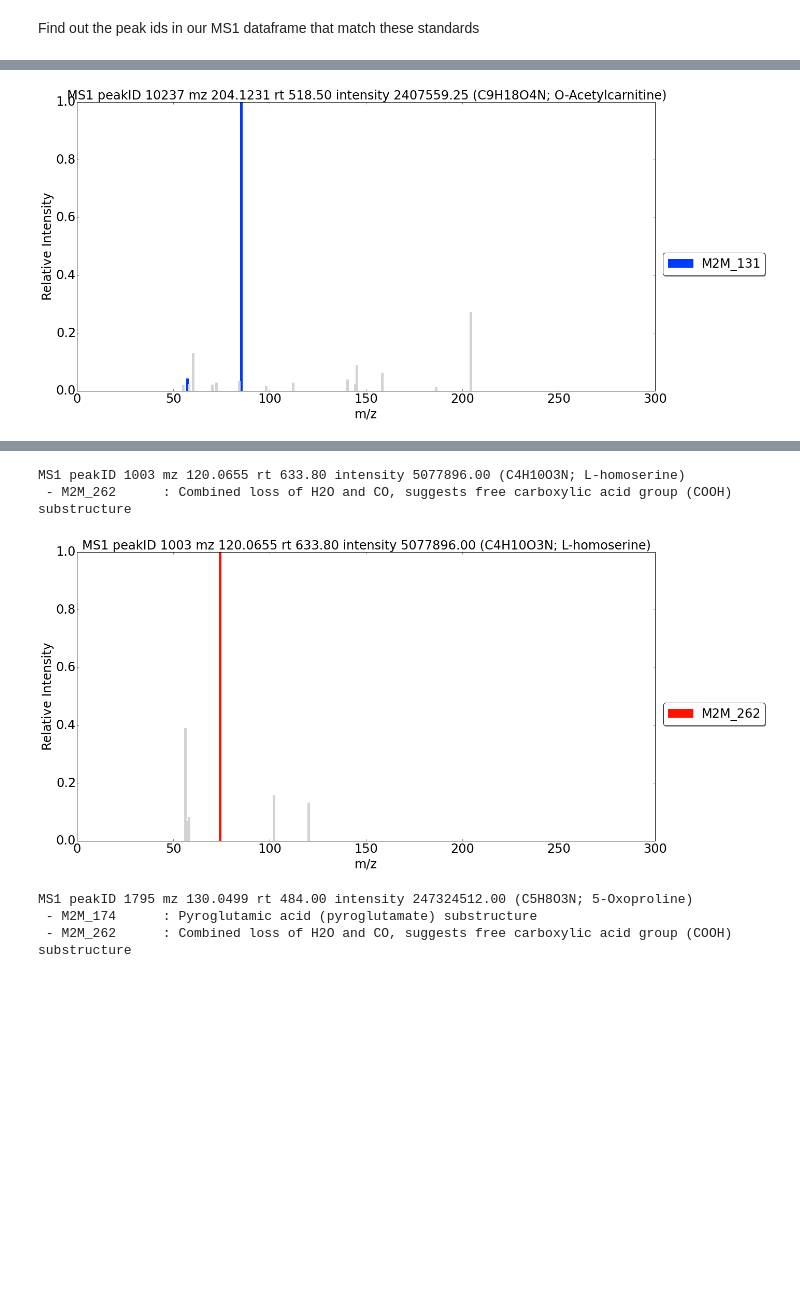
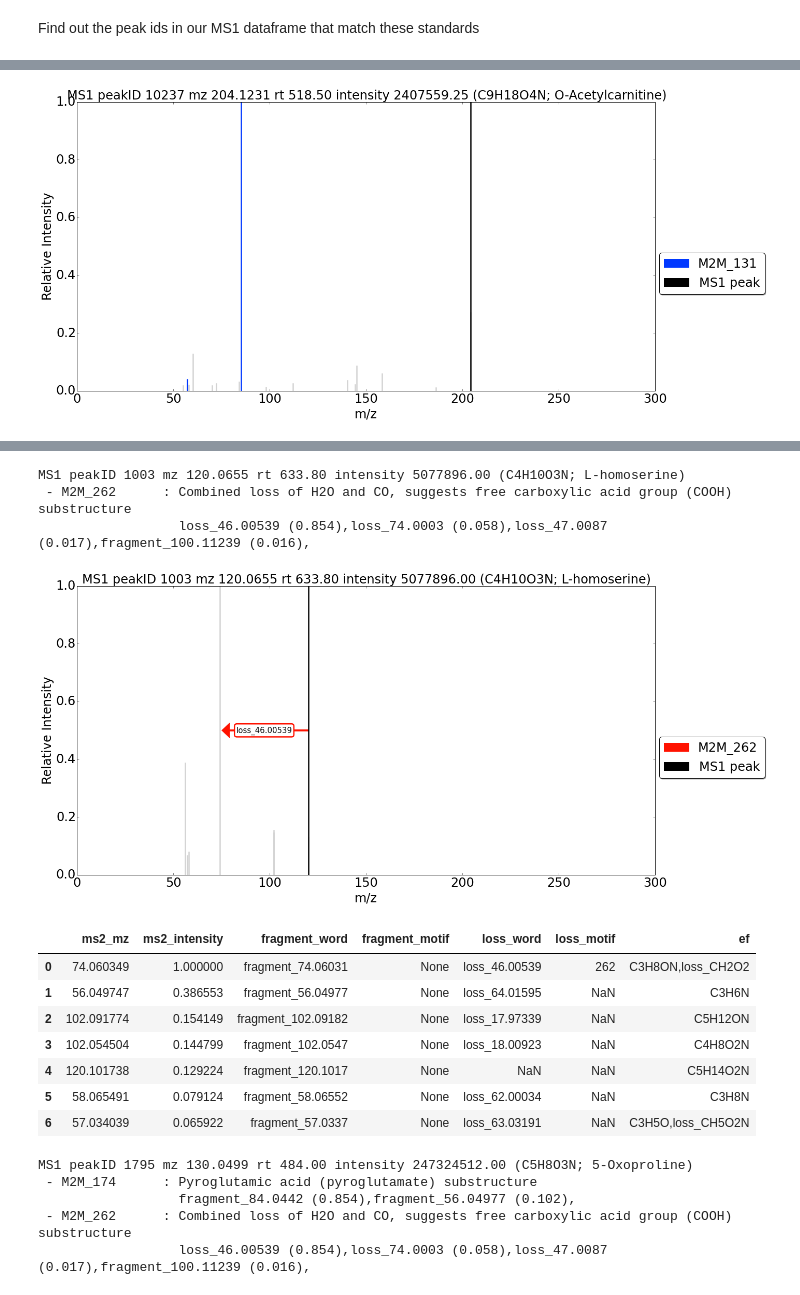
Before and after one commit to sdrogers/MS2LDA, a Jupyter notebook: notebooks/standards_demo.ipynb, the cells around one changed output, grey strips where cells are left out. Saved outputs shown, nothing was run; the diff lists cells and outputs as text; code cells hidden in the pictures; blank space fills up the shorter version.

Commit message:
improved plotting in the standard notebook

```diff
--- a/notebooks/standards_demo.ipynb
+++ b/notebooks/standards_demo.ipynb
@@ -238,11 +248,12 @@ MS1 Pandas(Index=7901, peakID=7901, MSnParentPeakID=0, msLevel=1, rt=615.8619999
 # %%
 m2m_list = motifs_of_interest
+_, motif_words = ms2lda.print_motif_features(quiet=True)
 for i in range(len(ms1_list)):
 
     ms1 = ms1_list[i]
-    df = print_report(ms2lda, G, ms1, motif_annotation, motif_colour, motif_idx, word_map,
+    df = print_report(ms2lda, G, ms1, motif_annotation, motif_words, motif_colour, motif_idx, word_map,
                       ms1_label=ms1_label, xlim_upper=300)
-    # display(df) # show the table to see the mz, annotations, etc
+    display(df) # show the table to see the mz, annotations, etc
 # %% [output]
 MS1 peakID 10237 mz 204.1231 rt 518.50 intensity 2407559.25 (C9H18O4N; O-Acetylcarnitine)
  - M2M_131      : fragments from [hexose-H2O] substructure (a hexose conjugation, e.g. glucose)
@@ -249 +261 @@ MS1 peakID 10237 mz 204.1231 rt 518.50 intensity 2407559.25 (C9H18O4N; O-Acetylc
-[figure, old version]
+[figure, new version]
@@ -250,6 +279,17 @@ MS1 peakID 10237 mz 204.1231 rt 518.50 intensity 2407559.25 (C9H18O4N; O-Acetylc
 MS1 peakID 1003 mz 120.0655 rt 633.80 intensity 5077896.00 (C4H10O3N; L-homoserine)
  - M2M_262      : Combined loss of H2O and CO, suggests free carboxylic acid group (COOH) substructure
+                  loss_46.00539 (0.854),loss_74.0003 (0.058),loss_47.0087 (0.017),fragment_100.11239 (0.016),
-[figure, old version]
+[figure, new version]
+|  | ms2_mz | ms2_intensity | fragment_word | fragment_motif | loss_word | loss_motif | ef |
+| 0 | 74.060349 | 1.000000 | fragment_74.06031 | None | loss_46.00539 | 262 | C3H8ON,loss_CH2O2 |
+| 1 | 56.049747 | 0.386553 | fragment_56.04977 | None | loss_64.01595 | NaN | C3H6N |
+| 2 | 102.091774 | 0.154149 | fragment_102.09182 | None | loss_17.97339 | NaN | C5H12ON |
+| 3 | 102.054504 | 0.144799 | fragment_102.0547 | None | loss_18.00923 | NaN | C4H8O2N |
+| 4 | 120.101738 | 0.129224 | fragment_120.1017 | None | NaN | NaN | C5H14O2N |
+| 5 | 58.065491 | 0.079124 | fragment_58.06552 | None | loss_62.00034 | NaN | C3H8N |
+| 6 | 57.034039 | 0.065922 | fragment_57.0337 | None | loss_63.03191 | NaN | C3H5O,loss_CH5O2N |
 MS1 peakID 1795 mz 130.0499 rt 484.00 intensity 247324512.00 (C5H8O3N; 5-Oxoproline)
  - M2M_174      : Pyroglutamic acid (pyroglutamate) substructure
+                  fragment_84.0442 (0.854),fragment_56.04977 (0.102),
  - M2M_262      : Combined loss of H2O and CO, suggests free carboxylic acid group (COOH) substructure
+                  loss_46.00539 (0.854),loss_74.0003 (0.058),loss_47.0087 (0.017),fragment_100.11239 (0.016),
```
Also changed, not shown: parts of 6 cells of this notebook, 2 other files.
